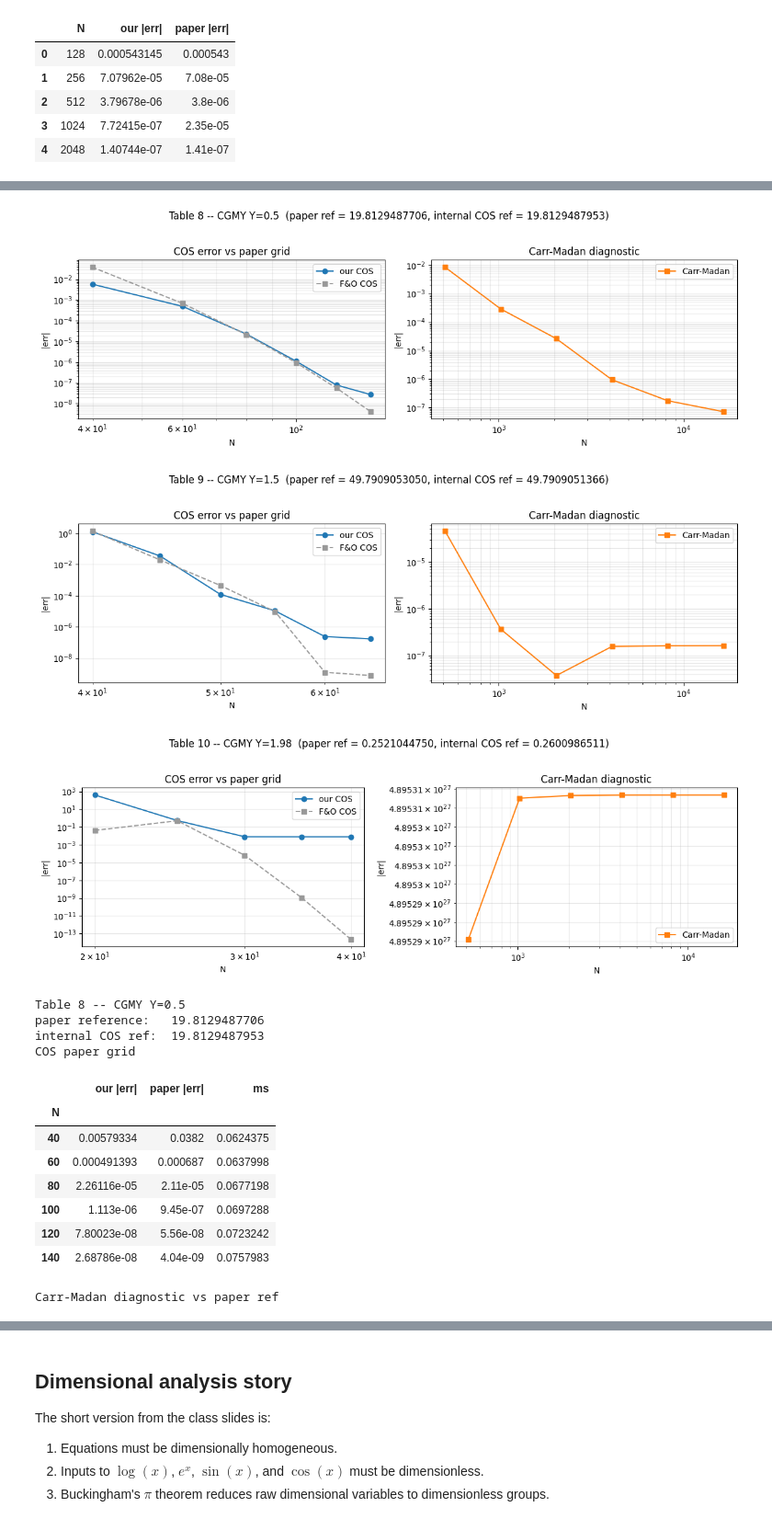
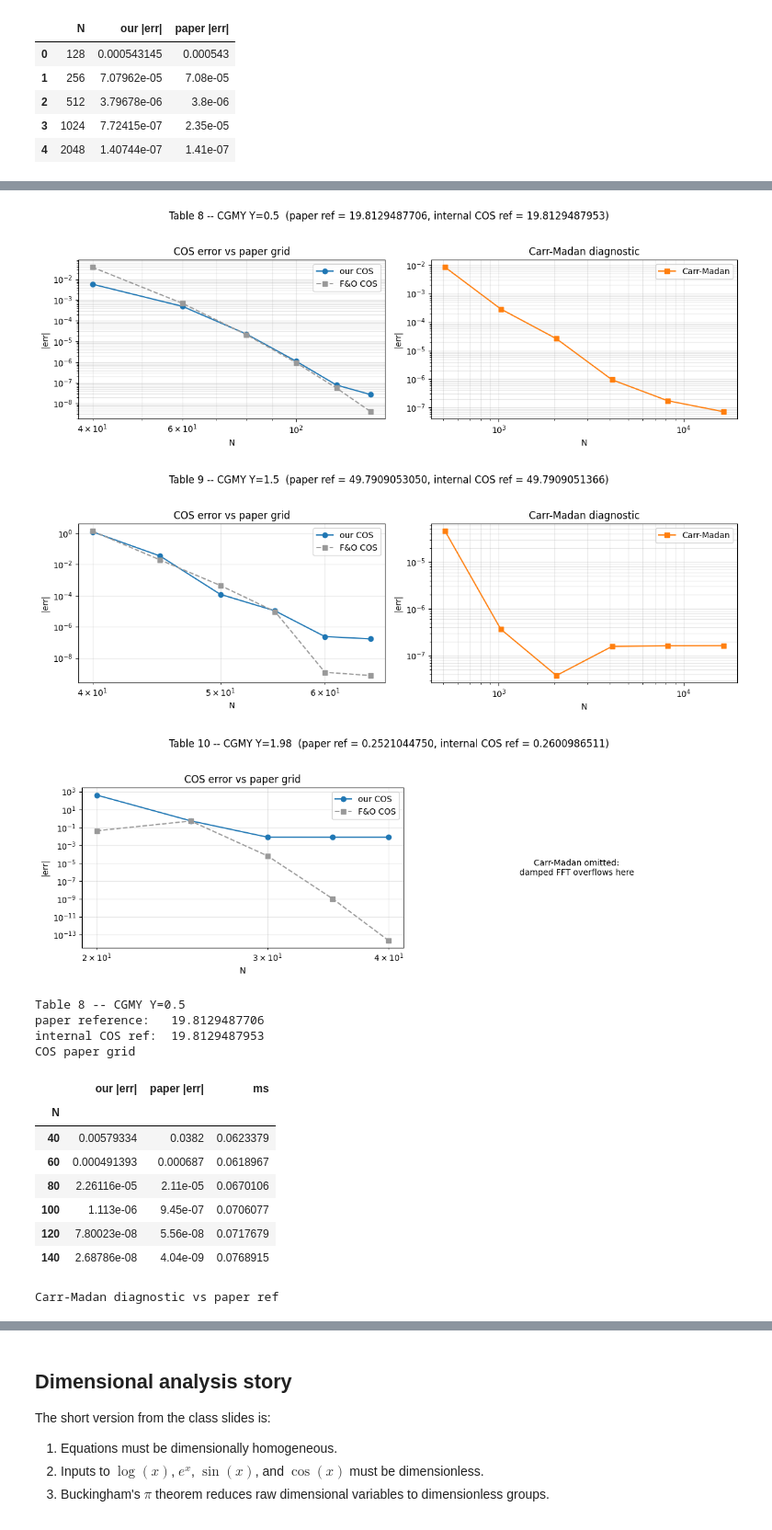
Before and after one commit to ee2625/fourier-cosine-option-pricing, a Jupyter notebook: notebooks/tests.ipynb, the cells around one changed output, grey strips where cells are left out. Shown at 92% size. Saved outputs shown, nothing was run; the diff lists cells and outputs as text; code cells hidden in the pictures.

```diff
--- a/notebooks/tests.ipynb
+++ b/notebooks/tests.ipynb
@@ -377,6 +407,9 @@ Same Eq. 55 setup, but priced on $K \in \{80, 82, 84, \ldots, 120\}$ and reporti
 # %%
-K21 = np.arange(80.0, 121.0, 2.0)
+K21 = np.arange(50.0, 151.0, 5.0)
 T   = 1.0
+N_COS_6 = [40, 80, 160, 200]
+N_FFT_6 = [1024, 2048, 4096, 8192]
+CM_VMAX_6 = 1200.0
 
 m_ref = HestonCos(**PAPER); m_ref.n_cos = 8192
 ref21 = m_ref.price(K21, S0, T, cp=+1)
@@ -386,16 +419,20 @@ df  = np.exp(-PAPER["intr"] * T)
 cf  = lambda u: m_cf.charfunc_logprice(u, T)
 
 rows_cos, rows_lw, rows_cm = [], [], []
-for N in N_ALL:
+for N in N_COS_6:
     m_cos.n_cos = N
     e, ms = bench(lambda: m_cos.price(K21, S0, T, cp=+1), ref21)
     rows_cos.append((N, e, ms))
 
+for N in N_FFT_6:
     m_lw.n_x = N
     e, ms = bench(lambda: m_lw.price(K21, S0, T, cp=+1), ref21)
     rows_lw.append((N, e, ms))
 
-    e, ms = bench(lambda: carr_madan_price(cf, T, K21, fwd, df, cp=+1, N=N), ref21)
+    e, ms = bench(
+        lambda: carr_madan_price(cf, T, K21, fwd, df, cp=+1, N=N, eta_grid=CM_VMAX_6 / N),
+        ref21,
+    )
     rows_cm.append((N, e, ms))
 
 t6_cos = pd.DataFrame(rows_cos, columns=["N", "max |err|", "ms"])
@@ -411,5 +448,5 @@ for ax, ycol, ylabel in [(a1, "max |err|", "max |err|"), (a2, "ms", "ms / call")
     ax.grid(True, which="both", alpha=0.3); ax.legend()
 fig.tight_layout(); plt.show()
 
-display_error_table(pd.concat({"COS": t6_cos.set_index("N"), "Lewis": t6_lw.set_index("N"), "CM": t6_cm.set_index("N")}, axis=1))
+display_error_table(_method_table([("COS", t6_cos), ("Lewis", t6_lw), ("CM", t6_cm)]))
 # %% [output]
@@ -547,9 +586,10 @@ def cgmy_paper_grid(Y):
         cos_p.n_cos = N
         e, ms = bench(lambda: cos_p.price(K_c, S0_c, T_c, cp=+1), paper_ref)
         rows_cos.append((N, e, paper_err, ms))
-    for N in N_FFT_C:
-        e, ms = bench(lambda: carr_madan_price(cf, T_c, K_c, fwd_c, df_c, cp=+1, N=N), paper_ref)
-        rows_cm.append((N, e, ms))
+    if not np.isclose(Y, 1.98):
+        for N in N_FFT_C:
+            e, ms = bench(lambda: carr_madan_price(cf, T_c, K_c, fwd_c, df_c, cp=+1, N=N), paper_ref)
+            rows_cm.append((N, e, ms))
     return (
         paper_ref,
         internal_ref,
@@ -557,51 +597,58 @@ def cgmy_paper_grid(Y):
         pd.DataFrame(rows_cm,  columns=["N", "Carr-Madan |err|", "ms"]),
     )
 
 results = {Y: cgmy_paper_grid(Y) for Y in PAPER_CGMY}
 
 for Y, cfg in PAPER_CGMY.items():
     paper_ref, internal_ref, cos_d, cm_d = results[Y]
     fig, (a1, a2) = plt.subplots(1, 2, figsize=(12, 4))
     a1.loglog(cos_d["N"], plot_values(cos_d["our |err|"], "our |err|"), "o-", label="our COS", color="#1f77b4")
     a1.loglog(cos_d["N"], plot_values(cos_d["paper |err|"], "paper |err|"), "s--", label="F&O COS", color="#999")
     a1.set(xlabel="N", ylabel="|err|", title="COS error vs paper grid")
     a1.grid(True, which="both", alpha=0.3); a1.legend()
 
-    a2.loglog(cm_d["N"], plot_values(cm_d["Carr-Madan |err|"], "Carr-Madan |err|"), "s-", label="Carr-Madan", color="#ff7f0e")
-    a2.set(xlabel="N", ylabel="|err|", title="Carr-Madan diagnostic")
-    a2.grid(True, which="both", alpha=0.3); a2.legend()
+    if cm_d.empty:
+        a2.text(0.5, 0.5, "Carr-Madan omitted:\ndamped FFT overflows here", ha="center", va="center", transform=a2.transAxes)
+        a2.set_axis_off()
+    else:
+        a2.loglog(cm_d["N"], plot_values(cm_d["Carr-Madan |err|"], "Carr-Madan |err|"), "s-", label="Carr-Madan", color="#ff7f0e")
+        a2.set(xlabel="N", ylabel="|err|", title="Carr-Madan diagnostic")
+        a2.grid(True, which="both", alpha=0.3); a2.legend()
 
     fig.suptitle(
         f"Table {cfg['table']} -- CGMY Y={Y}  (paper ref = {paper_ref:.10f}, internal COS ref = {internal_ref:.10f})",
         y=1.03,
     )
     fig.tight_layout(); plt.show()
 
 for Y, cfg in PAPER_CGMY.items():
     paper_ref, internal_ref, cos_d, cm_d = results[Y]
     print(f"Table {cfg['table']} -- CGMY Y={Y}")
     print(f"paper reference:   {paper_ref:.10f}")
     print(f"internal COS ref:  {internal_ref:.10f}")
     print("COS paper grid")
     display_error_table(cos_d.set_index("N"))
-    print("Carr-Madan diagnostic vs paper ref")
-    display_error_table(cm_d.set_index("N"))
+    if cm_d.empty:
+        print("Carr-Madan diagnostic omitted for Y=1.98: damped FFT overflows/unstable here.")
+    else:
+        print("Carr-Madan diagnostic vs paper ref")
+        display_error_table(cm_d.set_index("N"))
 # %% [output]
 [figure]
 [figure]
-[figure, old version]
+[figure, new version]
 Table 8 -- CGMY Y=0.5
 paper reference:   19.8129487706
 internal COS ref:  19.8129487953
 COS paper grid
 |  | our |err| | paper |err| | ms |
 | N |  |  |  |
-| 40 | 0.00579334 | 0.0382 | 0.0624375 |
-| 60 | 0.000491393 | 0.000687 | 0.0637998 |
-| 80 | 2.26116e-05 | 2.11e-05 | 0.0677198 |
-| 100 | 1.113e-06 | 9.45e-07 | 0.0697288 |
-| 120 | 7.80023e-08 | 5.56e-08 | 0.0723242 |
-| 140 | 2.68786e-08 | 4.04e-09 | 0.0757983 |
+| 40 | 0.00579334 | 0.0382 | 0.0623379 |
+| 60 | 0.000491393 | 0.000687 | 0.0618967 |
+| 80 | 2.26116e-05 | 2.11e-05 | 0.0670106 |
+| 100 | 1.113e-06 | 9.45e-07 | 0.0706077 |
+| 120 | 7.80023e-08 | 5.56e-08 | 0.0717679 |
+| 140 | 2.68786e-08 | 4.04e-09 | 0.0768915 |
 Carr-Madan diagnostic vs paper ref
 |  | Carr-Madan |err| | ms |
 | N |  |  |
```
Also changed, not shown: parts of 8 cells of this notebook, 5 other files.
